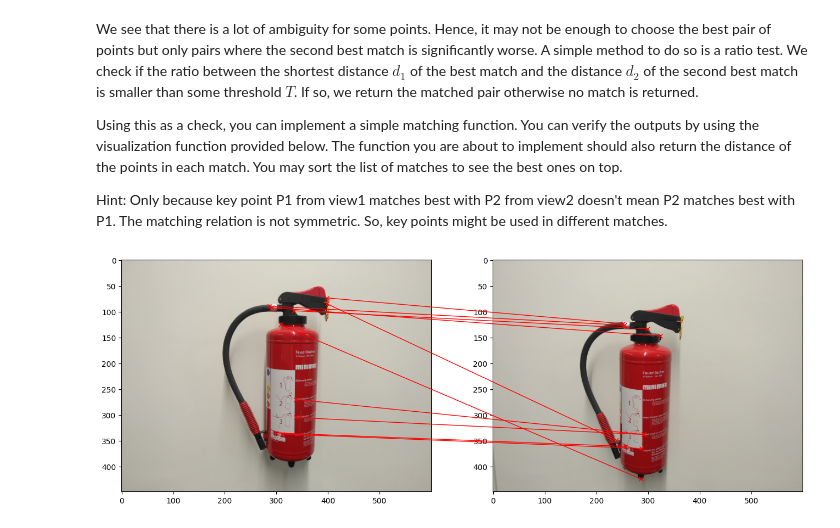
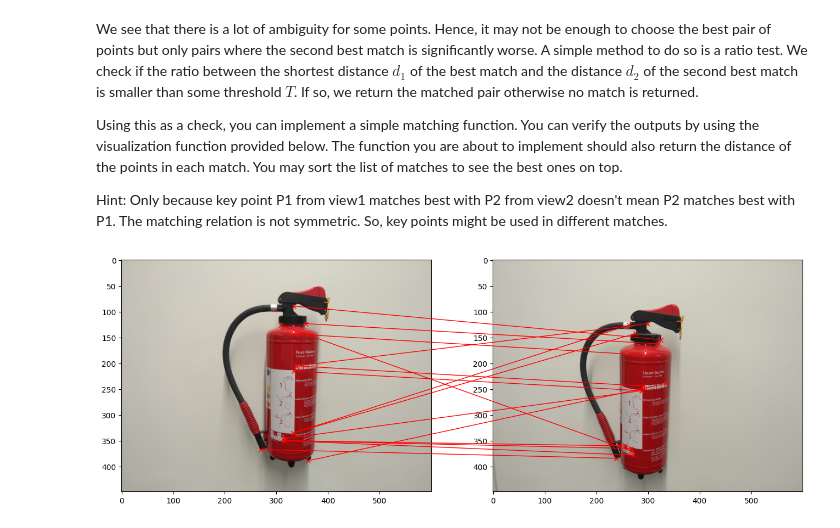
Before and after one commit to smitha13798/3dcv-students_Group4, a Jupyter notebook: 4.0-tl-feature-matching.ipynb, the cells around one changed output. Drawn from its saved outputs; the diff is of its cells as text; code cells hidden in the pictures.

Commit message:
Changes to Q calculus, changes to the angles

```diff
--- a/4.0-tl-feature-matching.ipynb
+++ b/4.0-tl-feature-matching.ipynb
@@ -22,9 +22,10 @@ from scipy import signal
 # %%
 # Load images and resize
 
-
-view1 = np.array(Image.open("/data/exercise3/view1.png")) / 255
-view2 = np.array(Image.open("/data/exercise3/view2.png")) / 255
+view1 = np.array(Image.open("C:/Users/Javier/Documents/HeidelbergUniversity/Computer_vision/3dcv/data/exercise3/view1.png")) / 255
+view2 = np.array(Image.open("C:/Users/Javier/Documents/HeidelbergUniversity/Computer_vision/3dcv/data/exercise3/view2.png")) / 255
+#view1 = np.array(Image.open("/data/exercise3/view1.png")) / 255
+#view2 = np.array(Image.open("/data/exercise3/view2.png")) / 255
 
 # Check resolution
 print(f"View 1 resolution: {view1.shape[0]}x{view1.shape[1]}")
@@ -182,7 +184,7 @@ def plot_keypoints(img, points):
 
 keypoints = {}
 for i, target_image in  enumerate([view1, view2]):
-    points, angles = detect_corner_keypoints(target_image, window_size=3, threshold=0.01)
+    points, angles = detect_corner_keypoints(target_image, window_size=5, threshold=10)
     keypoints[f"view{i+1}"] = (points, angles)
     plot_keypoints(target_image, points)
 # %% [output]
@@ -255,7 +257,7 @@ def extract_patches(img, keypoints, angles, patch_size=16):
 
     # TODO: add padding such that also patches at the borders can be extracted
     pad_size =patch_size // 2
-    padded_img = np.pad(monochrome_img, pad_size, mode='constant', constant_values=0)
+    padded_img = np.pad(monochrome_img, pad_size, mode='reflect')
     # TODO: extract patches
     patches = []
     for (x,y), angle in zip(keypoints, angles):
@@ -264,7 +266,7 @@ def extract_patches(img, keypoints, angles, patch_size=16):
         patch = padded_img[y_padded - pad_size:y_padded + pad_size, x_padded - pad_size:x_padded + pad_size]
 
         # Rotate the patch
-        rotated_patch = rotate(patch, np.degrees(angle), resize=False)
+        rotated_patch = rotate(patch, angle, resize=False, mode = 'reflect',cval = 0)
 
         # Crop the patch to the desired size
         start = (rotated_patch.shape[0] - patch_size) // 2
@@ -502,19 +504,20 @@ def get_matches(distances: npt.ArrayLike, threshold: float) -> np.ndarray:
     matches = []
     distances_matches = []
     for i in range(np.size(distances,axis=0)):
+
         sorted_indices = np.argsort(distances[i])
         d1 = distances[i][sorted_indices[0]]
         d2 = distances[i][sorted_indices[1]]
-        if d1/d2 < 0.9:
+        if d1/d2 < threshold:
             matches.append((i,sorted_indices[0]))
             distances_matches.append((distances[i][sorted_indices[0]]))
     for i in range(np.size(distances,axis=1)):
-        sorted_indices = np.argsort(distances[:][i])
-        d1 = distances[sorted_indices[0]][i]
-        d2 = distances[sorted_indices[1]][i]
-        if d1/d2 < 0.9:
+        sorted_indices = np.argsort(distances[:,i])
+        d1 = distances[sorted_indices[0],i]
+        d2 = distances[sorted_indices[1],i]
+        if d1/d2 < threshold:
             matches.append((sorted_indices[0],i))
-            distances_matches.append((distances[sorted_indices[0]][i]))
+            distances_matches.append((distances[sorted_indices[0],i]))
     return matches, distances_matches
 
 def remove_duplicate_matches(matches: npt.ArrayLike, match_distances: npt.ArrayLike) -> np.ndarray:
@@ -547,9 +550,10 @@ def match_keypoints(features_view1, features_view2, threshold=0.7):
     # 1. compute distances
     # TODO: implement it
     D =  get_distances(features_view1, features_view2)
+
     # 2. retrieve best matches for key points from view 1 and 2 and perform ratio checks
     # TODO: implement the function get_matches above and call it
-    matches, matches_distances = get_matches(D,1)
+    matches, matches_distances = get_matches(D,threshold)
     # 3. remove duplicates
     # TODO: implement the function remove_duplicate_matches above and call it
     matches, matches_distances = remove_duplicate_matches(matches,matches_distances)
@@ -560,15 +564,14 @@ def match_keypoints(features_view1, features_view2, threshold=0.7):
 # %%
 matches, match_distances = match_keypoints(features["view1"], features["view2"])
 
 # sort matches by distance
-match_distances, matches= zip(*sorted(zip(match_distances, matches)))
+match_distances, sorted_matches= zip(*sorted(zip(match_distances, matches)))
 
-sorted_matches =  matches
 # choose k best matches
-k = 10
-top_k_matches = matches[0:k]
+k = 30
+top_k_matches = sorted_matches[0:k]
 
 # visualize
 plot_matches(view1, view2, keypoints["view1"][0], keypoints["view2"][0], top_k_matches)
 # %% [output]
-[figure, old version]
+[figure, new version]
```
Also changed, not shown: parts of 6 cells of this notebook.
